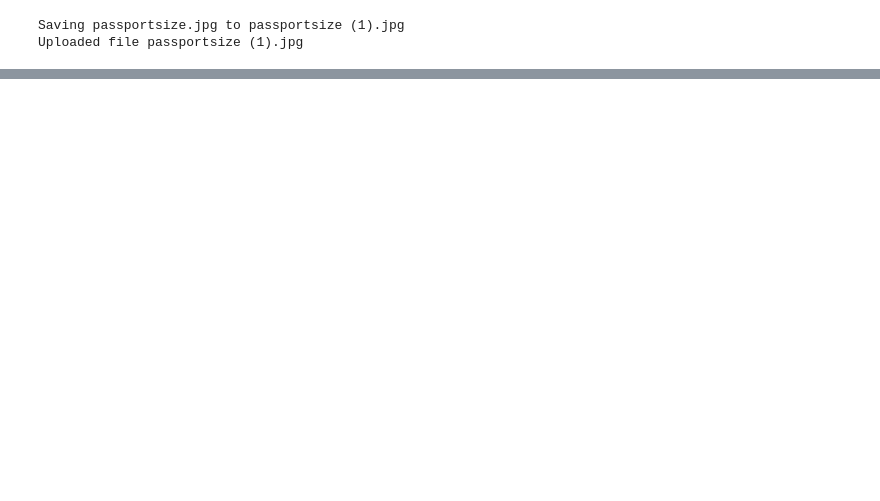
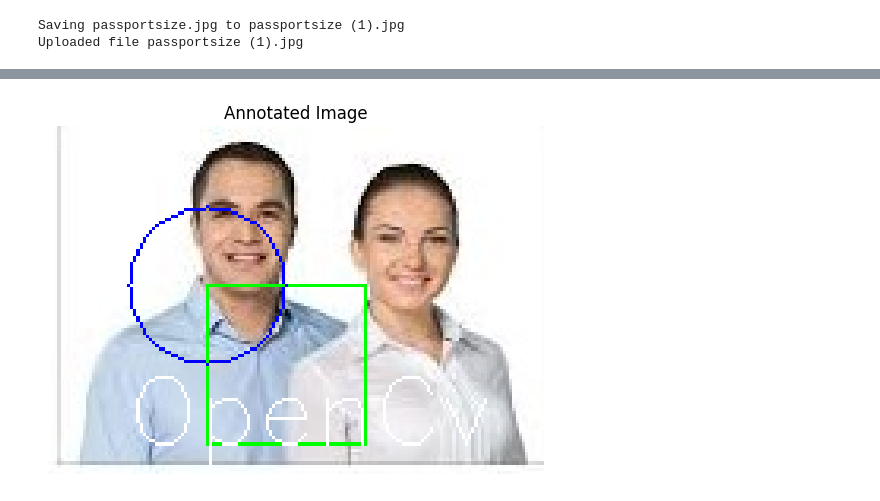
Before and after one commit to pedd1-Srividya/DS-AI-ML-And-Web-Devolopment-Practice, a Jupyter notebook: AI.ipynb, the cells around one changed output, grey strips where cells are left out. Cells and saved outputs as stored; diff of their text form; code cells hidden in the pictures; blank space fills up the shorter version.

```diff
--- a/AI.ipynb
+++ b/AI.ipynb
@@ -95,0 +151,28 @@ Uploaded file passportsize (1).jpg
+# %%
+# Step 5: Drawing Shapes and Adding Text
+'''
+OpenCV allows you to draw lines, rectangles, circles and text - useful for making or annotating images.
+Real-World application
+
+Used in:
+* Highlighting detected faces.
+* Annotating objects in surveillance feeds.
+* Drawing bounding boxes during model training.
+'''
+# Make a copy of the image so the original remains unchanged
+img_copy=img.copy()
+# Draw a green rectangle to the images
+cv2.rectangle(img_copy,(50,50),(100,100),(0,255,0),1)
+# Draw a blue circle
+cv2.circle(img_copy,(50,50),25,(255,0,0),1)
+# Write text on image
+cv2.putText(img_copy,'OpenCv Demo',(25,100),cv2.FONT_HERSHEY_SIMPLEX,1,(255,255,255),1)
+# Convert BGR to RGB for Display
+img_rgb=cv2.cvtColor(img_copy,cv2.COLOR_BGR2RGB)
+# Display the image
+plt.imshow(img_rgb)
+plt.title('Annotated Image')
+plt.axis('off')
+plt.show()
+# %% [output]
+[figure, added]
```
Also changed, not shown: parts of 10 cells of this notebook.
